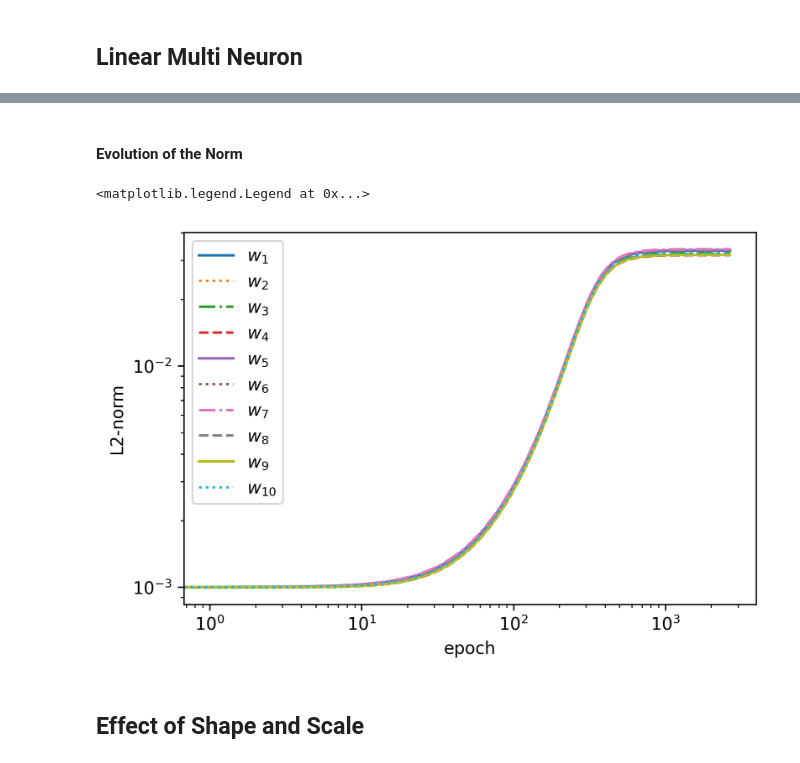
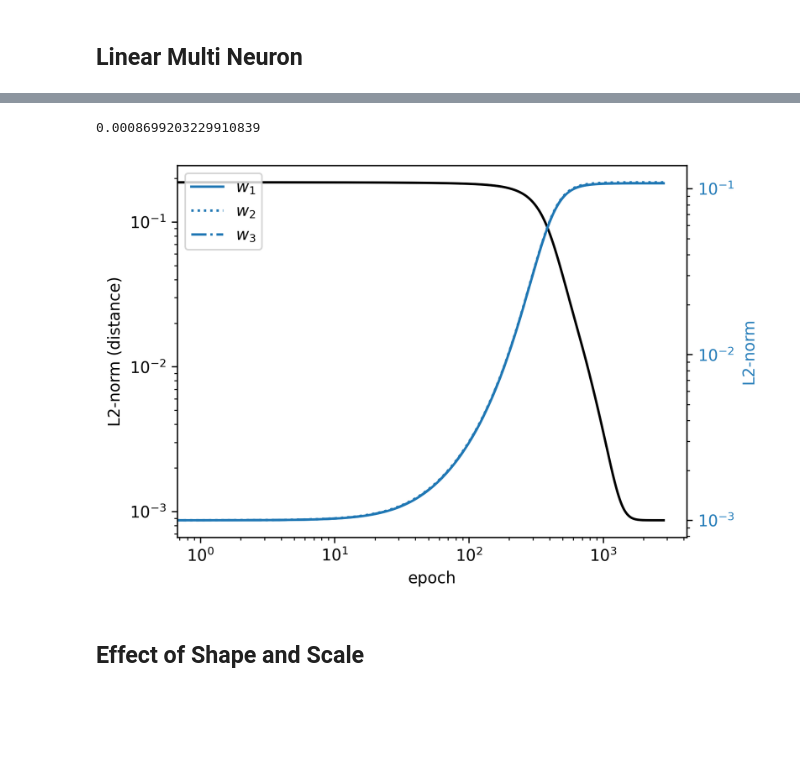
Before and after one commit to shaharazulay/implicit-bias, a Jupyter notebook: simulation_FC.ipynb, the cells around one changed output, grey strips where cells are left out. Drawn from its saved outputs; the diff is of its cells as text; code cells hidden in the pictures; blank space fills up the shorter version.

```diff
--- a/simulation_FC.ipynb
+++ b/simulation_FC.ipynb
@@ -378,4 +378,6 @@ distance.cosine((model.w_0 *  model.a_0).flatten(), (model.current_w * model.cur
 w_Q, a_Q = solver(X_train.numpy(), y_train.numpy(), model.w_0, model.a_0, alpha=alpha, s=s, obj='Q', optim_tol=1e-7)
 w_tilde_Q = w_Q * a_Q
 # %%
-distance.cosine(w_tilde_Q.flatten(), w_tilde_array[-1].flatten())
+np.linalg.norm(w_tilde_Q.flatten() - w_tilde_array[-1].flatten(), ord=2)
+# %% [output]
+0.0008699203229910839
@@ -391,42 +384,30 @@ yscale('log')
 # %%
 linstyles = ['', ':', '-.', '--']
 fig, ax1 = plt.subplots()
 
 color = 'k'
 ax1.set_xlabel('epoch')
 ax1.set_ylabel('L2-norm (distance)', color=color)
 ax1.plot([np.linalg.norm(w_tilde.flatten() - w_tilde_Q.flatten(), ord=2) for w_tilde in w_tilde_array], 'k')
 ax1.tick_params(axis='y', labelcolor=color)
 
 ax2 = ax1.twinx()
 
 color = 'tab:blue'
 ax2.set_ylabel('L2-norm', color=color)
 for i in range(m):
     plot([np.linalg.norm(w_tilde[i, :], ord=2) for w_tilde in w_tilde_array], linstyles[i % len(linstyles)], color=color)
 ax2.tick_params(axis='y', labelcolor=color)
-ax2.legend([f'$\tilde w_{i+1}$' if i < 9 else '$w_{10}$' for i in range(m)])
+ax2.legend([f'$w_{i+1}$' if i < 9 else '$w_{10}$' for i in range(m)])
 
 xscale('log')
-yscale('log')
+ax1.set_yscale('log')
+ax2.set_yscale('log')
 
 fig.tight_layout()
 plt.show()
+# %% [output]
+[figure, added]
-# %% [markdown]
-#### Evolution of the Norm
-# %%
-linstyles = ['', ':', '-.', '--']
-
-for i in range(m):
-    plot([np.linalg.norm(w_tilde[i, :], ord=2) for w_tilde in w_tilde_array], linstyles[i % len(linstyles)])
-
-ylabel('L2-norm')
-xlabel('epoch')
-xscale('log')
-yscale('log')
-# %% [output]
-<matplotlib.legend.Legend at 0x...>
-[figure, removed]
 # %% [markdown]
 ## Effect of Shape and Scale
 # %%
```
Also changed, not shown: parts of 12 cells of this notebook.
